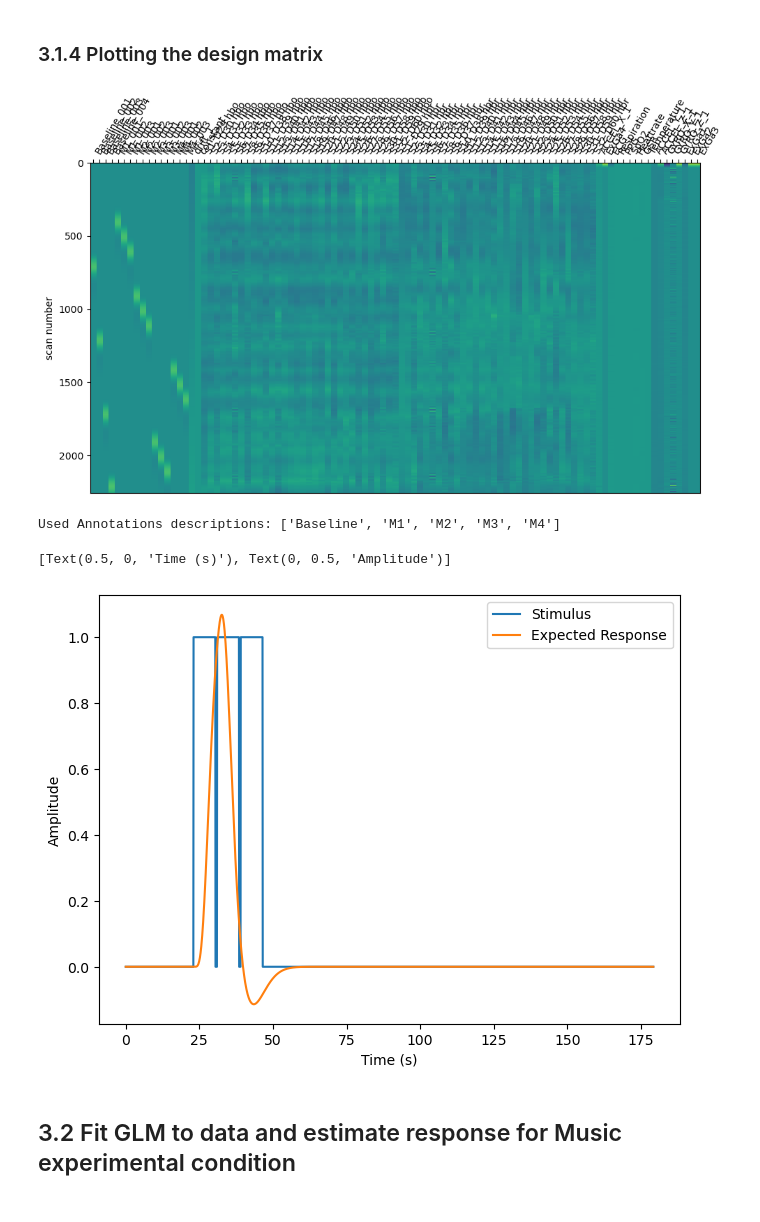
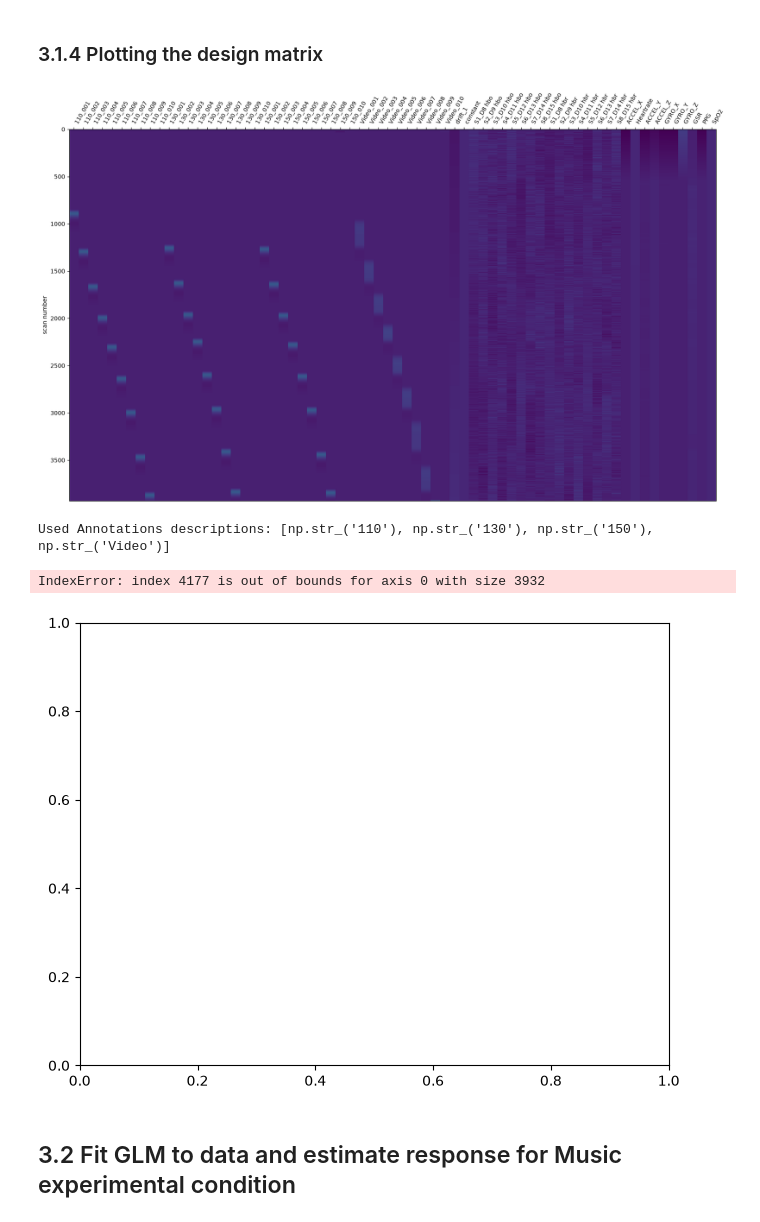
Before and after one commit to brunodireito/NIRS-UC-UMAD, a Jupyter notebook: scripts/1.d_Preprocessing_decoding.ipynb, the cells around one changed output. Drawn from its saved outputs; the diff is of its cells as text; code cells hidden in the pictures.

```diff
--- a/scripts/1.d_Preprocessing_decoding.ipynb
+++ b/scripts/1.d_Preprocessing_decoding.ipynb
@@ -537,23 +537,23 @@ design_matrix
 # %%
 from nilearn.plotting import plot_design_matrix
 
-fig, ax1 = plt.subplots(figsize=(10, 6), constrained_layout=True)
-fig = plot_design_matrix(design_matrix, ax=ax1)
+# fig, ax1 = plt.subplots(figsize=(10, 6), constrained_layout=True)
+fig = plot_design_matrix(design_matrix)
 # %% [output]
-[figure, old version]
+[figure, new version]
 # %%
 fig, ax = plt.subplots(constrained_layout=True)
 
-s = mne_nirs.experimental_design.create_boxcar(raw_intensity, stim_dur=7.5)
+s = mne_nirs.experimental_design.create_boxcar(raw_intensity, stim_dur=10)
 
 ax.plot(raw_intensity.times, s[:, 1])
-ax.plot(design_matrix['M1_001'])
+ax.plot(design_matrix['Video_001'])
 ax.legend(["Stimulus", "Expected Response"])
 ax.set( xlabel="Time (s)", ylabel="Amplitude")
 # %% [output]
-Used Annotations descriptions: ['Baseline', 'M1', 'M2', 'M3', 'M4']
+Used Annotations descriptions: [np.str_('110'), np.str_('130'), np.str_('150'), np.str_('Video')]
-[Text(0.5, 0, 'Time (s)'), Text(0, 0.5, 'Amplitude')]
+IndexError: index 4177 is out of bounds for axis 0 with size 3932
-[figure, old version]
+[figure, new version]
 # %% [markdown]
 ## 3.2 Fit GLM to data and estimate response for Music experimental condition
 # %%
```
Also changed, not shown: parts of 7 cells of this notebook.
